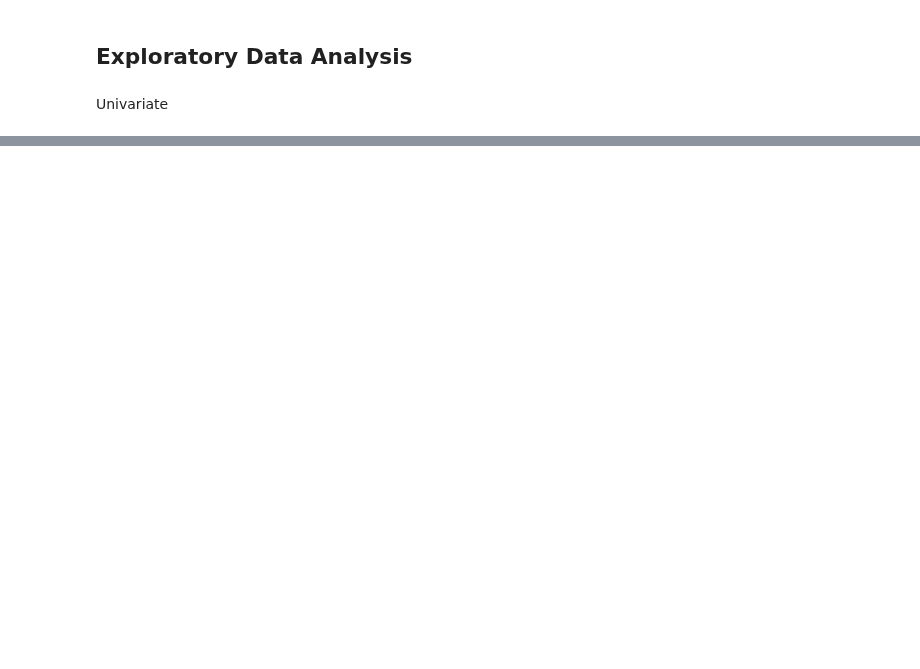
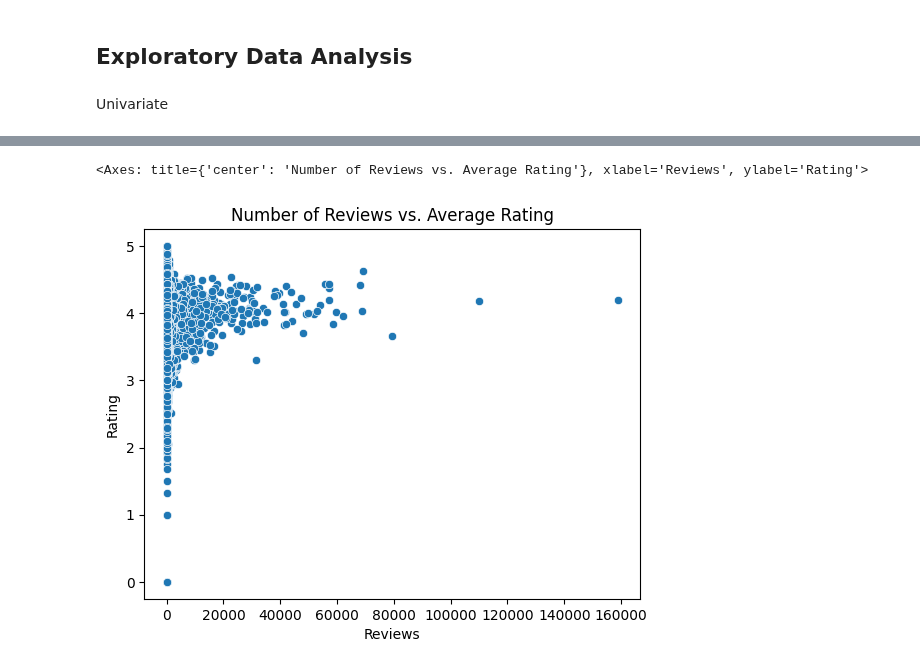
Before and after one commit to klittle0/Goodreads-book-analysis, a Jupyter notebook: dataanalysis.ipynb, the cells around one changed output, grey strips where cells are left out. Cells and saved outputs as stored; diff of their text form; code cells hidden in the pictures; blank space fills up the shorter version.

```diff
--- a/dataanalysis.ipynb
+++ b/dataanalysis.ipynb
@@ -109,0 +160,6 @@ Univariate
+# %%
+plt.title("Number of Reviews vs. Average Rating")
+sns.scatterplot(data=df, x="Reviews", y="Rating")
+# %% [output]
+<Axes: title={'center': 'Number of Reviews vs. Average Rating'}, xlabel='Reviews', ylabel='Rating'>
+[figure, added]
```
Also changed, not shown: parts of 15 cells of this notebook.
